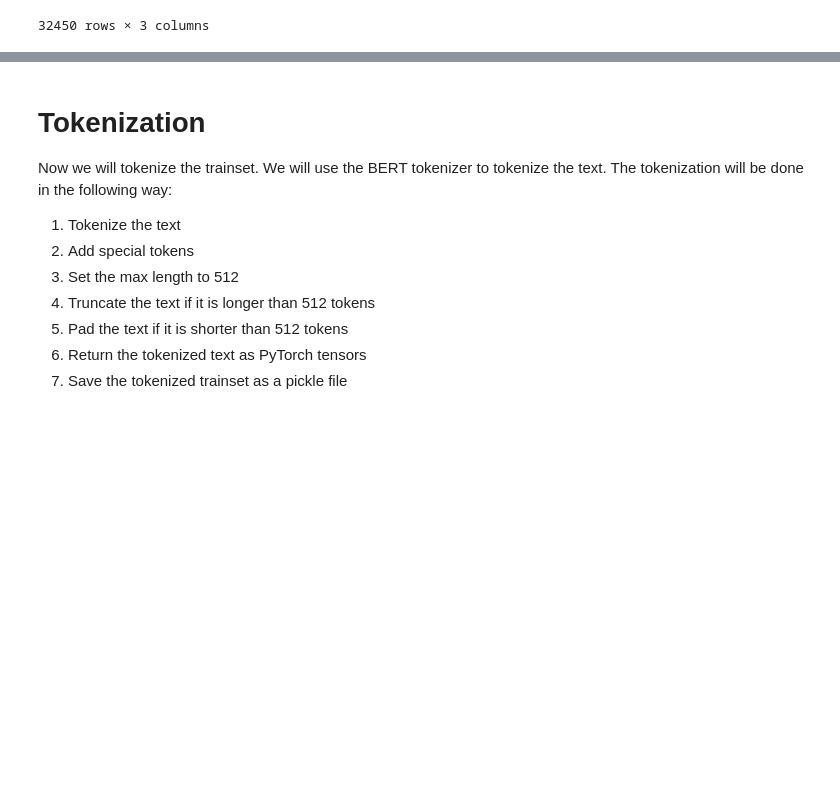
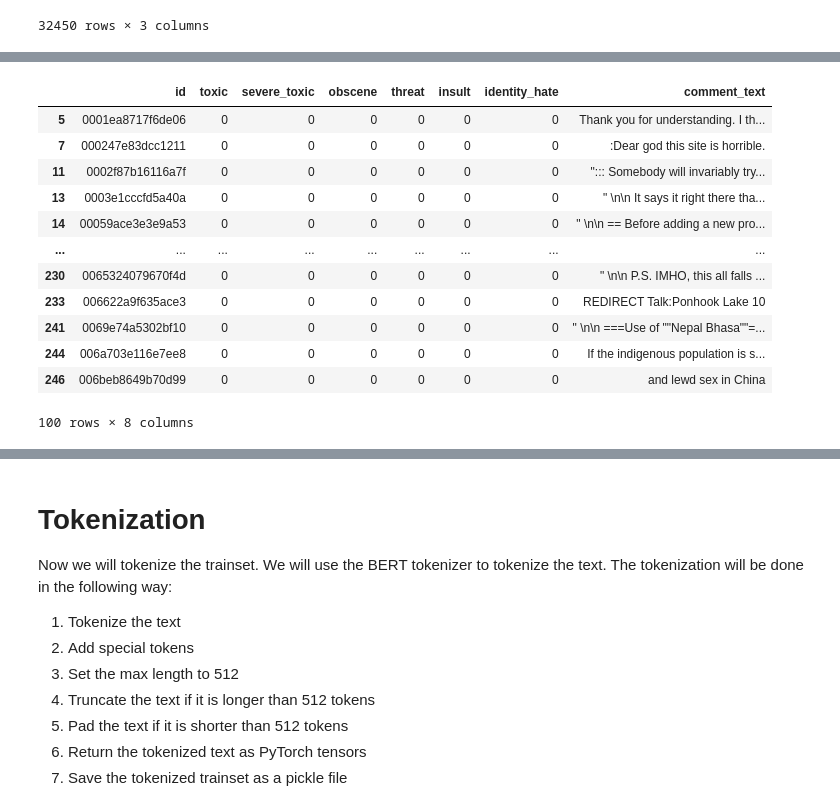
Before and after one commit to slinusc/BERT_vs_GPT_hate_speech_detection, a Jupyter notebook: hate_speech_detection_pipeline/data_preprocessing.ipynb, the cells around one changed output, grey strips where cells are left out. Cells and saved outputs as stored; diff of their text form; code cells hidden in the pictures; blank space fills up the shorter version.

```diff
--- a/hate_speech_detection_pipeline/data_preprocessing.ipynb
+++ b/hate_speech_detection_pipeline/data_preprocessing.ipynb
@@ -239,0 +328,21 @@ data_balanced.to_csv("data/train/balanced_train.csv", index=False)
+# %%
+data = data[data['was_used'] != 0]
+
+# Step 2: Drop column A from the DataFrame
+data = data.drop(columns=['was_used'])
+
+data.head(100)
+# %% [output]
+|  | id | toxic | severe_toxic | obscene | threat | insult | identity_hate | comment_text |
+| 5 | 0001ea8717f6de06 | 0 | 0 | 0 | 0 | 0 | 0 | Thank you for understanding. I th... |
+| 7 | 000247e83dcc1211 | 0 | 0 | 0 | 0 | 0 | 0 | :Dear god this site is horrible. |
+| 11 | 0002f87b16116a7f | 0 | 0 | 0 | 0 | 0 | 0 | "::: Somebody will invariably try... |
+| 13 | 0003e1cccfd5a40a | 0 | 0 | 0 | 0 | 0 | 0 | " \n\n It says it right there tha... |
+| 14 | 00059ace3e3e9a53 | 0 | 0 | 0 | 0 | 0 | 0 | " \n\n == Before adding a new pro... |
+| ... | ... | ... | ... | ... | ... | ... | ... | ... |
+| 230 | 0065324079670f4d | 0 | 0 | 0 | 0 | 0 | 0 | " \n\n P.S. IMHO, this all falls ... |
+| 233 | 006622a9f635ace3 | 0 | 0 | 0 | 0 | 0 | 0 | REDIRECT Talk:Ponhook Lake 10 |
+| 241 | 0069e74a5302bf10 | 0 | 0 | 0 | 0 | 0 | 0 | " \n\n ===Use of ""Nepal Bhasa""=... |
+| 244 | 006a703e116e7ee8 | 0 | 0 | 0 | 0 | 0 | 0 | If the indigenous population is s... |
+| 246 | 006beb8649b70d99 | 0 | 0 | 0 | 0 | 0 | 0 | and lewd sex in China |
+100 rows × 8 columns
```
Also changed, not shown: parts of 12 cells of this notebook.
